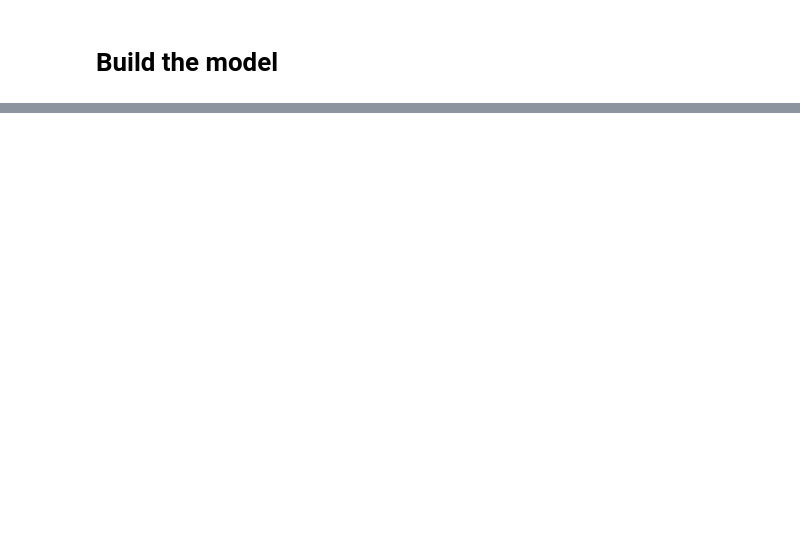
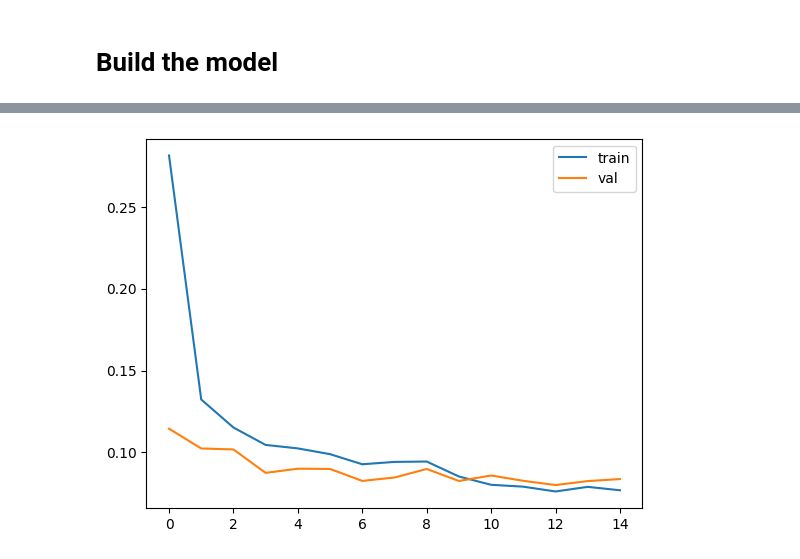
Before and after one commit to qianhui-03/Convolutional_Neural_Network, a Jupyter notebook: src/CNN.ipynb, the cells around one changed output, grey strips where cells are left out. Cells and saved outputs as stored; diff of their text form; code cells hidden in the pictures; blank space fills up the shorter version.

Commit message:
Second draft of model

```diff
--- a/src/CNN.ipynb
+++ b/src/CNN.ipynb
@@ -215,0 +256,37 @@ plot_training(history)
+# %%
+# Add classification head
+x = base_model.output
+x = GlobalAveragePooling2D()(x)
+x = Dropout(0.4)(x)
+num_classes = len(train_data.class_indices)
+output = Dense(num_classes, activation='softmax')(x)
+
+model = Model(inputs=base_model.input, outputs=output)
+# %%
+# Compile model
+model.compile(
+    optimizer=tf.keras.optimizers.Adam(learning_rate=1e-3),
+    loss='categorical_crossentropy',
+    metrics=['accuracy']
+)
+# %%
+# Callbacks
+early_stop = EarlyStopping(
+    monitor='val_loss',
+    patience=5,
+    restore_best_weights=True
+)
+
+reduce_lr = ReduceLROnPlateau(
+    monitor='val_loss',
+    factor=0.3,
+    patience=3
+)
+# %%
+# Train the model (Frozen base)
+history = model.fit(
+    train_data,
+    validation_data=val_data,
+    epochs=15,
+    callbacks=[early_stop, reduce_lr]
+)
@@ -215,0 +311,7 @@ plot_training(history)
+# %%
+plt.plot(history.history['loss'])
+plt.plot(history.history['val_loss'])
+plt.legend(['train','val'])
+plt.show()
+# %% [output]
+[figure, added]
```
Also changed, not shown: parts of 24 cells of this notebook.
